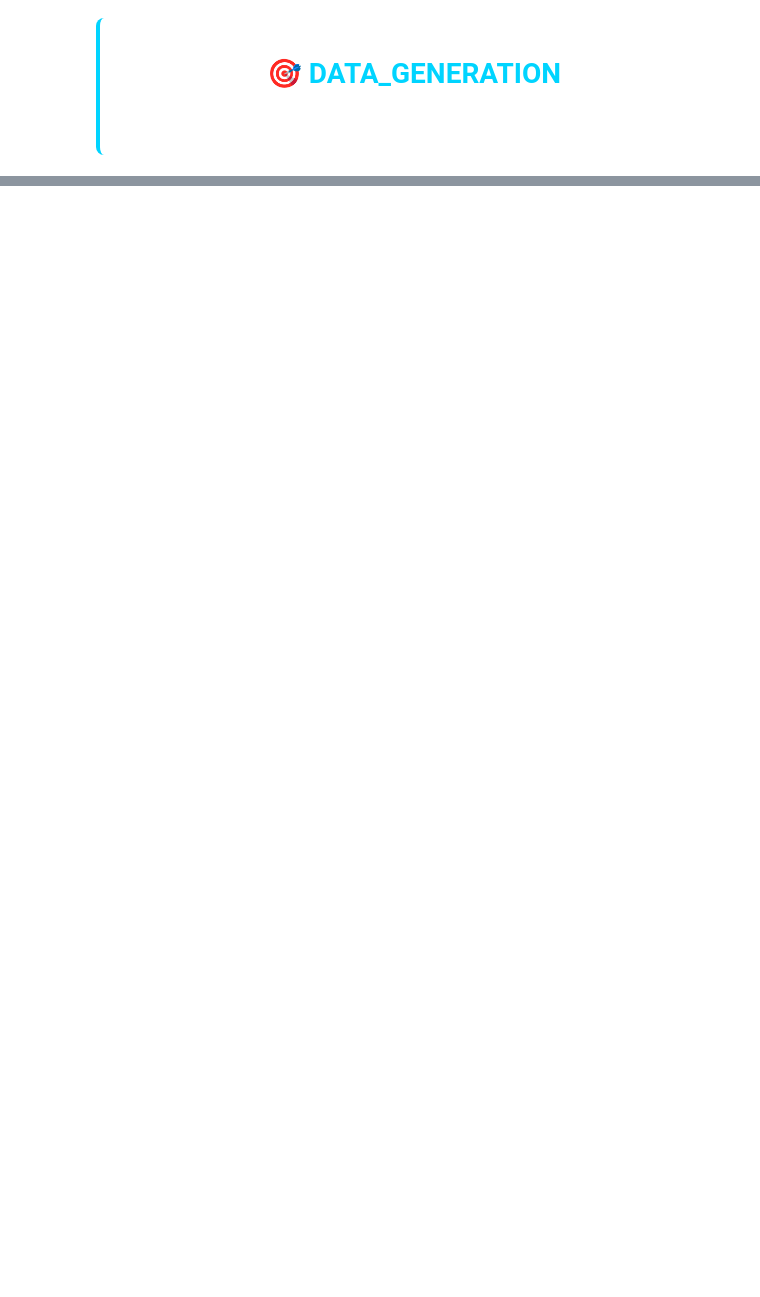
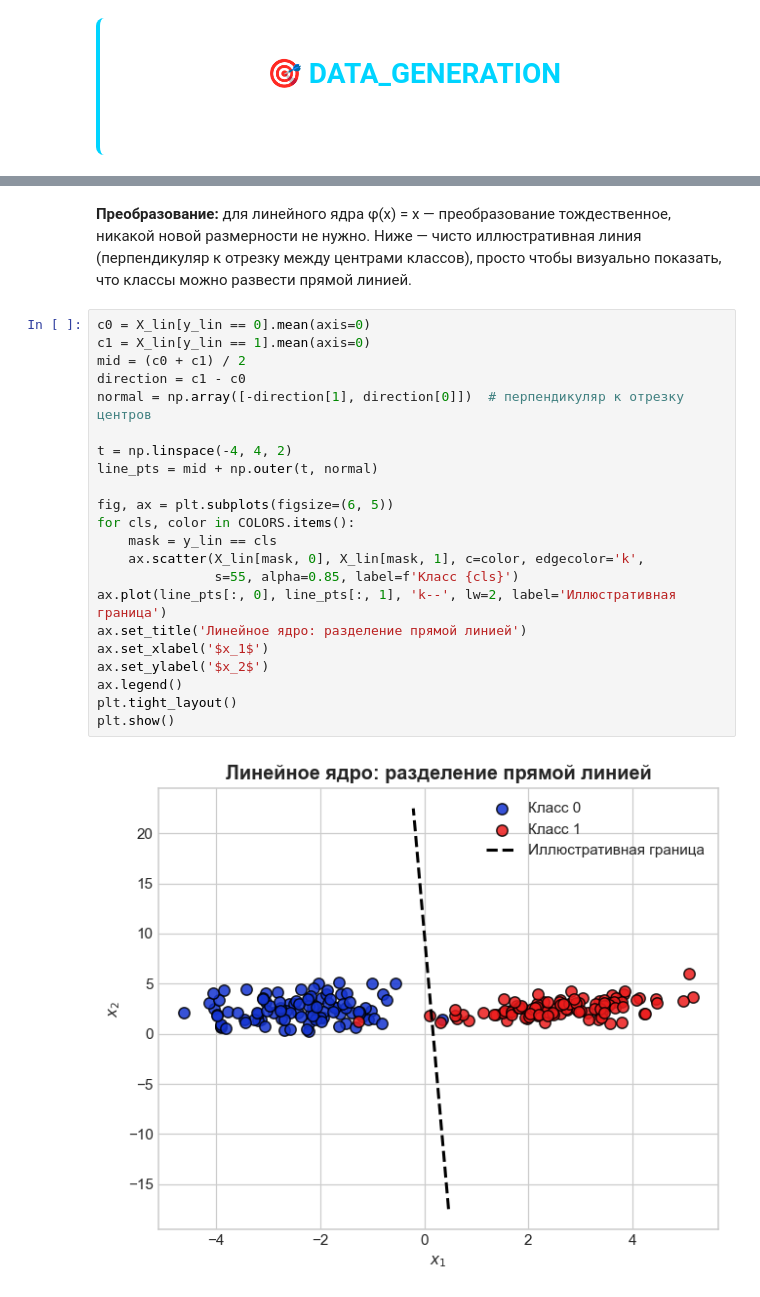
Before and after one commit to Shamil65/Machine-learning-start, a Jupyter notebook: ml_from_scratch/2_Linear_models/svm/notebooks/01_data_exploration_and_visualization.ipynb, the cells around one changed output, grey strips where cells are left out. Saved outputs shown, nothing was run; the diff lists cells and outputs as text; blank space fills up the shorter version.

```diff
--- a/ml_from_scratch/2_Linear_models/svm/notebooks/01_data_exploration_and_visualization.ipynb
+++ b/ml_from_scratch/2_Linear_models/svm/notebooks/01_data_exploration_and_visualization.ipynb
@@ -1534,0 +107,29 @@ plt.show()
+# %% [markdown]
+**Преобразование:** для линейного ядра φ(x) = x — преобразование тождественное,
+никакой новой размерности не нужно. Ниже — чисто иллюстративная линия
+(перпендикуляр к отрезку между центрами классов), просто чтобы визуально
+показать, что классы можно развести прямой линией.
+# %%
+c0 = X_lin[y_lin == 0].mean(axis=0)
+c1 = X_lin[y_lin == 1].mean(axis=0)
+mid = (c0 + c1) / 2
+direction = c1 - c0
+normal = np.array([-direction[1], direction[0]])  # перпендикуляр к отрезку центров
+
+t = np.linspace(-4, 4, 2)
+line_pts = mid + np.outer(t, normal)
+
+fig, ax = plt.subplots(figsize=(6, 5))
+for cls, color in COLORS.items():
+    mask = y_lin == cls
+    ax.scatter(X_lin[mask, 0], X_lin[mask, 1], c=color, edgecolor='k',
+               s=55, alpha=0.85, label=f'Класс {cls}')
+ax.plot(line_pts[:, 0], line_pts[:, 1], 'k--', lw=2, label='Иллюстративная граница')
+ax.set_title('Линейное ядро: разделение прямой линией')
+ax.set_xlabel('$x_1$')
+ax.set_ylabel('$x_2$')
+ax.legend()
+plt.tight_layout()
+plt.show()
+# %% [output]
+[figure, added]
```
Also changed, not shown: parts of 48 cells of this notebook, 1 other file.
